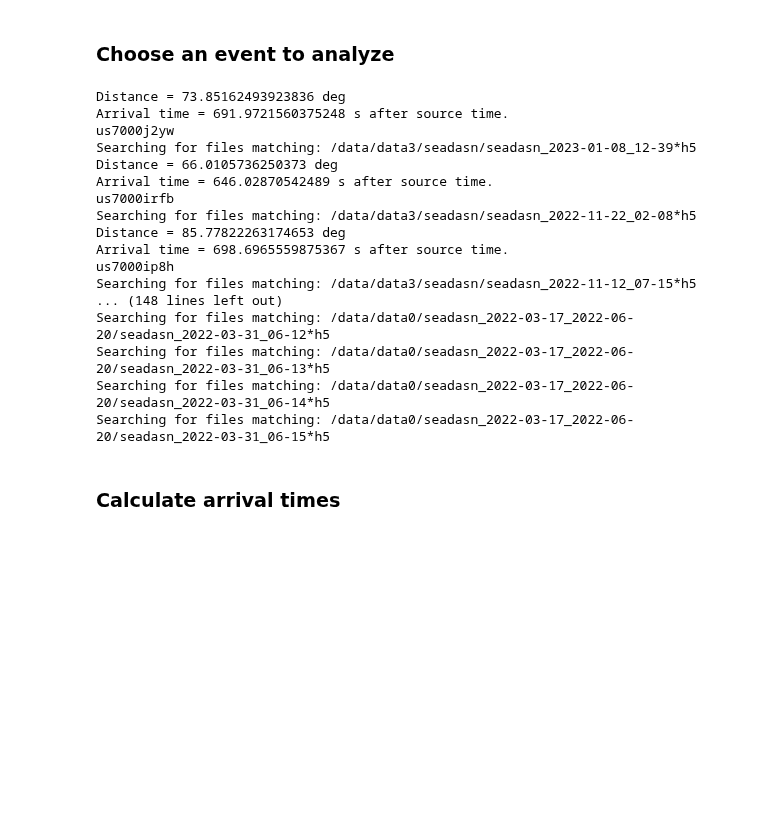
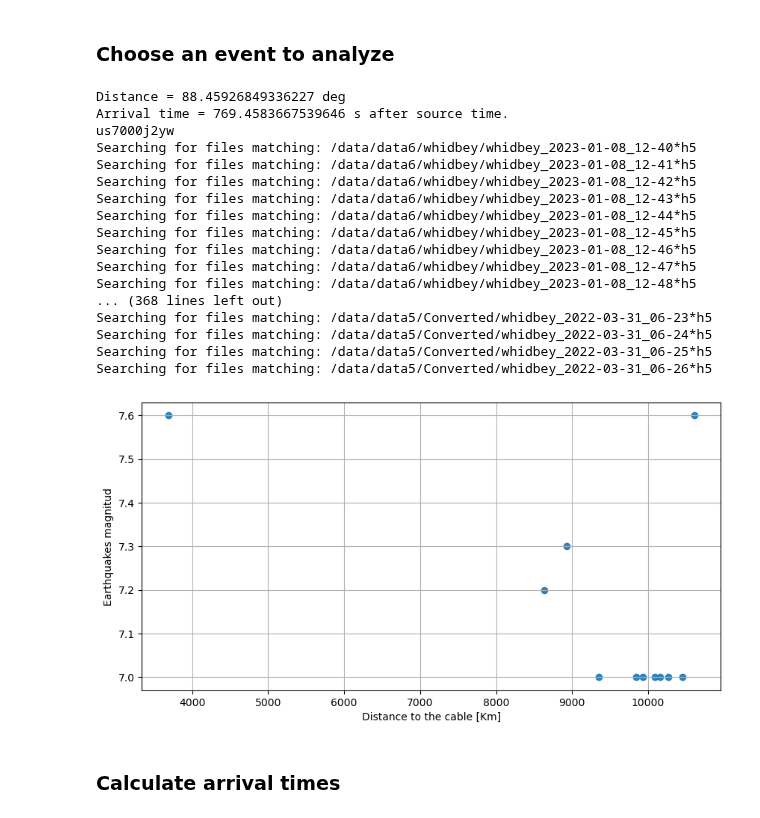
Before and after one commit to bradlipovsky/das-stuff, a Jupyter notebook: globalquakes-Veronicacatalog.ipynb, the cells around one changed output. Saved outputs shown, nothing was run; the diff lists cells and outputs as text; code cells hidden in the pictures; blank space fills up the shorter version.

```diff
--- a/globalquakes-Veronicacatalog.ipynb
+++ b/globalquakes-Veronicacatalog.ipynb
@@ -50,6 +50,9 @@ event_df
 | 2 | us6000i5rd | 2022-07-27 00:43:26.871 | 11 km NE of Bantay, Philippines | 17.5207 | 120.8181 | 33.729 | 7.0 | yellow | https://earthquake.usgs.gov/earth... | earthquake | ... |
 | 1 | us7000hcmn | 2022-05-26 12:02:21.110 | 10 km W of Azángaro, Peru | -14.9076 | -70.2924 | 236.000 | 7.2 | green | https://earthquake.usgs.gov/earth... | earthquake | ... |
 | 0 | us7000gymk | 2022-03-31 05:44:01.146 | southeast of the Loyalty Islands | -22.5860 | 170.3744 | 10.000 | 7.0 | green | https://earthquake.usgs.gov/earth... | earthquake | ... |
+# %%
+dist_kmarray = []
+magnituddarray = []
 # %% [markdown]
 ### Choose an event to analyze
 # %%
@@ -60,9 +63,12 @@ for index,this_event in event_df.iterrows():
     this_event_new = event_df[event_df.id==this_id]
 
     coords_1 = (this_event_new.latitude.to_numpy()[0], this_event_new.longitude.to_numpy()[0])
-    coords_2 = (47.6062, 122.3321)
+    coords_2 = (47.6531, -122.3079)
     dist_km = geopy.distance.geodesic(coords_1, coords_2).km
+    dist_kmarray.append(dist_km)
+
     dist_deg = dist_km / 40075 * 360
+    magnituddarray.append(this_event_new['magnitude'].to_numpy()[0])
 
     model = TauPyModel(model="iasp91")
     arrivals = model.get_travel_times(source_depth_in_km=this_event_new.depth.to_numpy()[0],
@@ -74,11 +80,13 @@ for index,this_event in event_df.iterrows():
     print(this_event['id'])
 
     stitle=f"M {this_event_new['magnitude'].to_numpy()[0]}, "\
-           f"{this_event_new['location'].to_numpy()[0]}, "\
-           f"{str(this_event_new['time'].to_numpy()[0])[0:-10]} UTC"
-    cable = 'seadasn'
-    #cable = 'whidbey'
-    record_length = 25 #minutes
+               f"{this_event_new['location'].to_numpy()[0]}, "\
+               f"{str(this_event_new['time'].to_numpy()[0])[0:-10]} UTC"
+    #cable = 'seadasn'
+    cable = 'whidbey'
+    record_length = 35 #minutes
+
+
 
     prefix, network_name, datastore = data_wrangler(cable,record_length,t0)
     try:
@@ -108,28 +116,38 @@ for index,this_event in event_df.iterrows():
         st.remove_response(output='VEL', pre_filt=pre_filt)
         st2.remove_response(output='VEL', pre_filt=pre_filt)
 
-        filename = f"globalearthquakestestSeadas/"+this_id
+        filename = f"globalearthquakestestW/"+this_id
         local_earthquake_quicklook(dates,data_filt,st,st2,x_max,
-                           stitle,filename=filename,das_vmax=5,
-                           network_name=network_name,
-                           skip_seismograms=False)
+                                        stitle,filename=filename,das_vmax=5,
+                                        network_name=network_name,
+                                        skip_seismograms=False)
     except ValueError:
         continue
 # %% [output]
-Distance = 73.85162493923836 deg
-Arrival time = 691.9721560375248 s after source time.
+Distance = 88.45926849336227 deg
+Arrival time = 769.4583667539646 s after source time.
 us7000j2yw
-Searching for files matching: /data/data3/seadasn/seadasn_2023-01-08_12-39*h5
-Distance = 66.0105736250373 deg
-Arrival time = 646.02870542489 s after source time.
-us7000irfb
-Searching for files matching: /data/data3/seadasn/seadasn_2022-11-22_02-08*h5
-Distance = 85.77822263174653 deg
-Arrival time = 698.6965559875367 s after source time.
-us7000ip8h
-Searching for files matching: /data/data3/seadasn/seadasn_2022-11-12_07-15*h5
-... (148 lines left out)
-Searching for files matching: /data/data0/seadasn_2022-03-17_2022-06-20/seadasn_2022-03-31_06-12*h5
-Searching for files matching: /data/data0/seadasn_2022-03-17_2022-06-20/seadasn_2022-03-31_06-13*h5
-Searching for files matching: /data/data0/seadasn_2022-03-17_2022-06-20/seadasn_2022-03-31_06-14*h5
-Searching for files matching: /data/data0/seadasn_2022-03-17_2022-06-20/seadasn_2022-03-31_06-15*h5
+Searching for files matching: /data/data6/whidbey/whidbey_2023-01-08_12-40*h5
+Searching for files matching: /data/data6/whidbey/whidbey_2023-01-08_12-41*h5
+Searching for files matching: /data/data6/whidbey/whidbey_2023-01-08_12-42*h5
+Searching for files matching: /data/data6/whidbey/whidbey_2023-01-08_12-43*h5
+Searching for files matching: /data/data6/whidbey/whidbey_2023-01-08_12-44*h5
+Searching for files matching: /data/data6/whidbey/whidbey_2023-01-08_12-45*h5
+Searching for files matching: /data/data6/whidbey/whidbey_2023-01-08_12-46*h5
+Searching for files matching: /data/data6/whidbey/whidbey_2023-01-08_12-47*h5
+Searching for files matching: /data/data6/whidbey/whidbey_2023-01-08_12-48*h5
+... (368 lines left out)
+Searching for files matching: /data/data5/Converted/whidbey_2022-03-31_06-23*h5
+Searching for files matching: /data/data5/Converted/whidbey_2022-03-31_06-24*h5
+Searching for files matching: /data/data5/Converted/whidbey_2022-03-31_06-25*h5
+Searching for files matching: /data/data5/Converted/whidbey_2022-03-31_06-26*h5
+# %%
+#creating plot distance vs magnitud
+plt.subplots(figsize=(10,5))
+plt.scatter(dist_kmarray, magnituddarray,s=None, marker='o', alpha=0.9, label='Different earthquakes')
+plt.xlabel('Distance to the cable [Km]')
+plt.ylabel('Earthquakes magnitud');
+plt.grid()
+plt.show()
+# %% [output]
+[figure, added]
```
Also changed, not shown: parts of 2 cells of this notebook.
